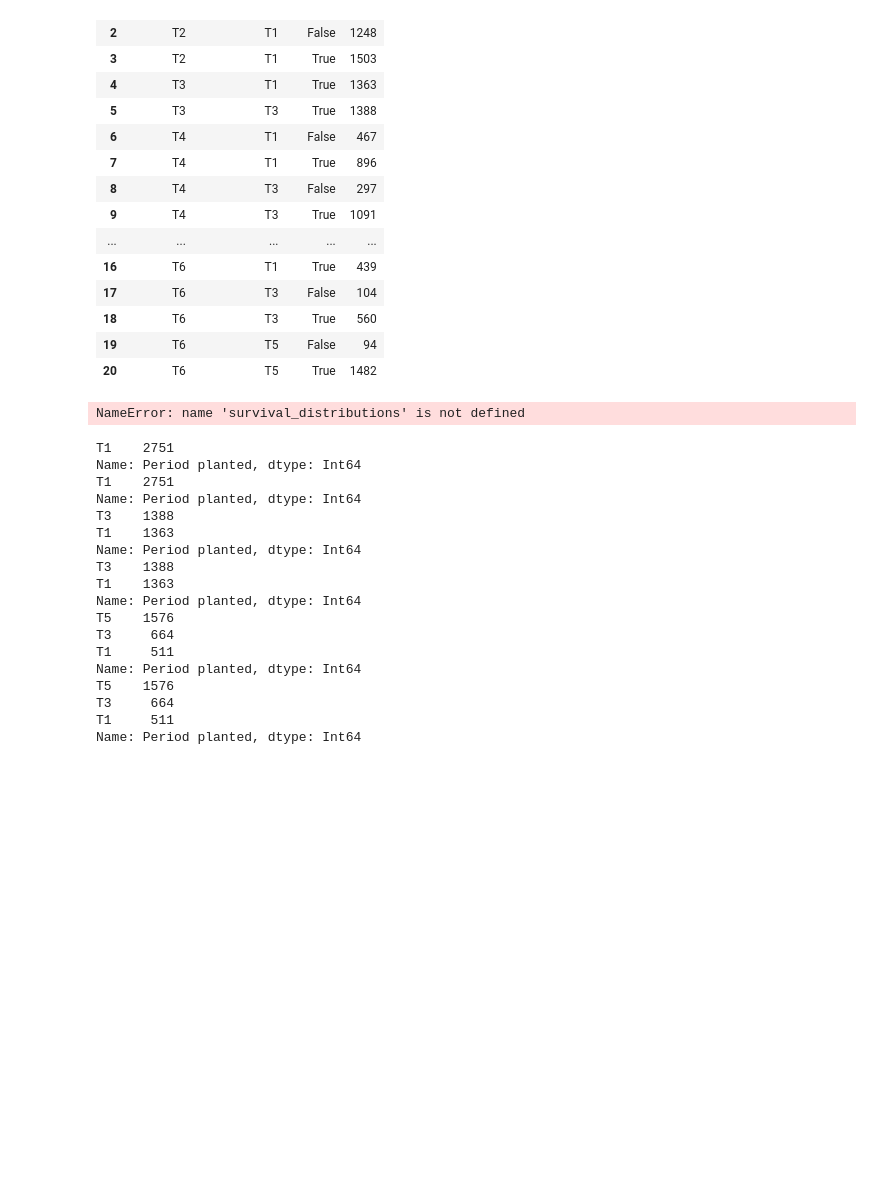
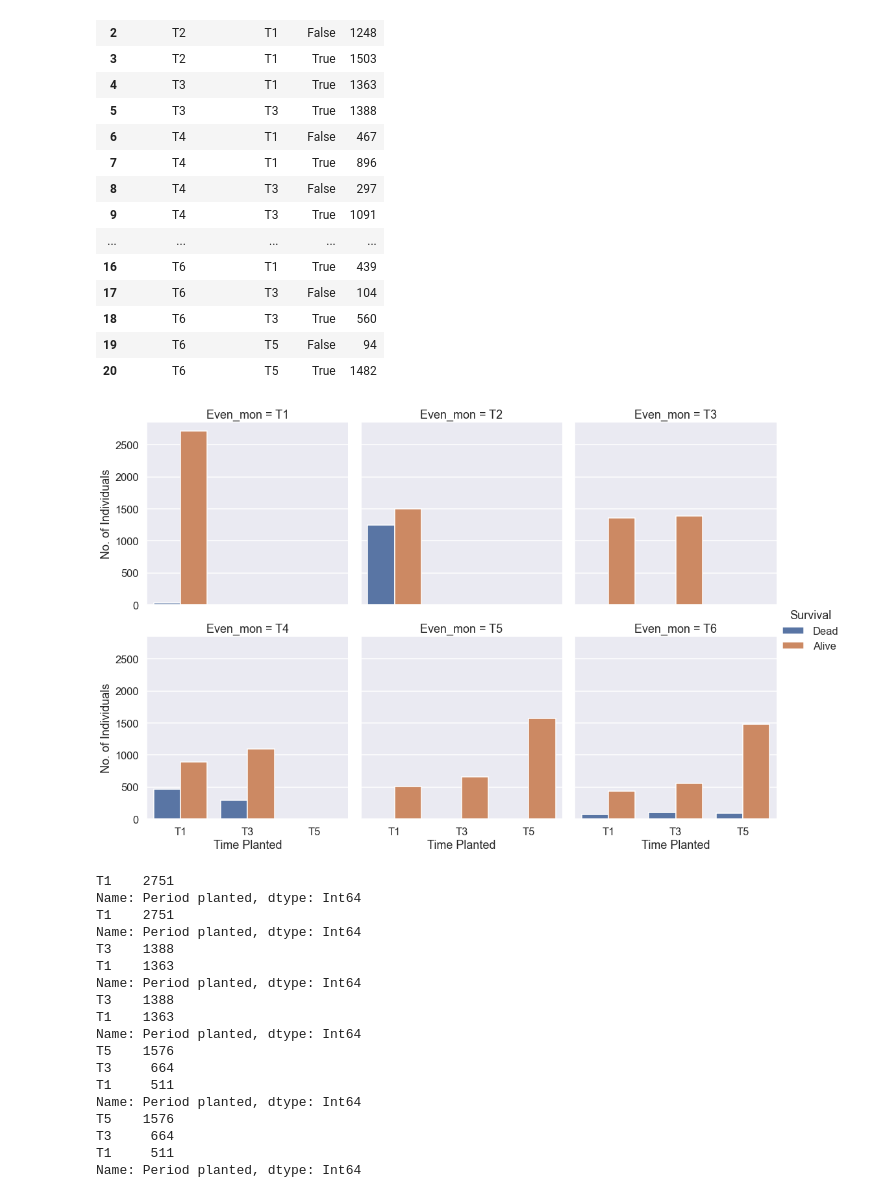
Before and after one commit to Slid61/Plant-Restoration-Data, a Jupyter notebook: Udacity Final Data Submission.ipynb, the cells around one changed output. Cells and saved outputs as stored; diff of their text form; code cells hidden in the pictures; blank space fills up the shorter version.

```diff
--- a/Udacity Final Data Submission.ipynb
+++ b/Udacity Final Data Submission.ipynb
@@ -696,20 +696,20 @@ survival_distributions
 # %%
 fig = sns.catplot(x='Period planted',
                   y="ID",
                   hue="Sup_Ind",
                   col='Even_mon',
                   col_wrap=3,
                   data=survival_distributions,
                   kind='bar')
-fig.set_axis_labels('Periodo de Siembra', 'No. de Individuos')
-fig._legend.set_title('Supervivencia')
-for t, l, in zip(fig._legend.texts, ['Muerto','Vivo']):
+fig.set_axis_labels('Time Planted', 'No. of Individuals')
+fig._legend.set_title('Survival')
+for t, l, in zip(fig._legend.texts, ['Dead','Alive']):
     t.set_text(l)
 # This chart would imply that other than the first mortality event in T2, mortality is being kept relatively low.
 # However, the amount of plants that were added in T5 does not account for the amount of dead in T4
 # We shall have to see how it continues in T7.
 # %% [output]
-NameError: name 'survival_distributions' is not defined
+[figure, added]
 # %%
 # This is how I got the values for the next plot
 for value in reserve['Even_mon'].unique():
```
Also changed, not shown: parts of 28 cells of this notebook.
